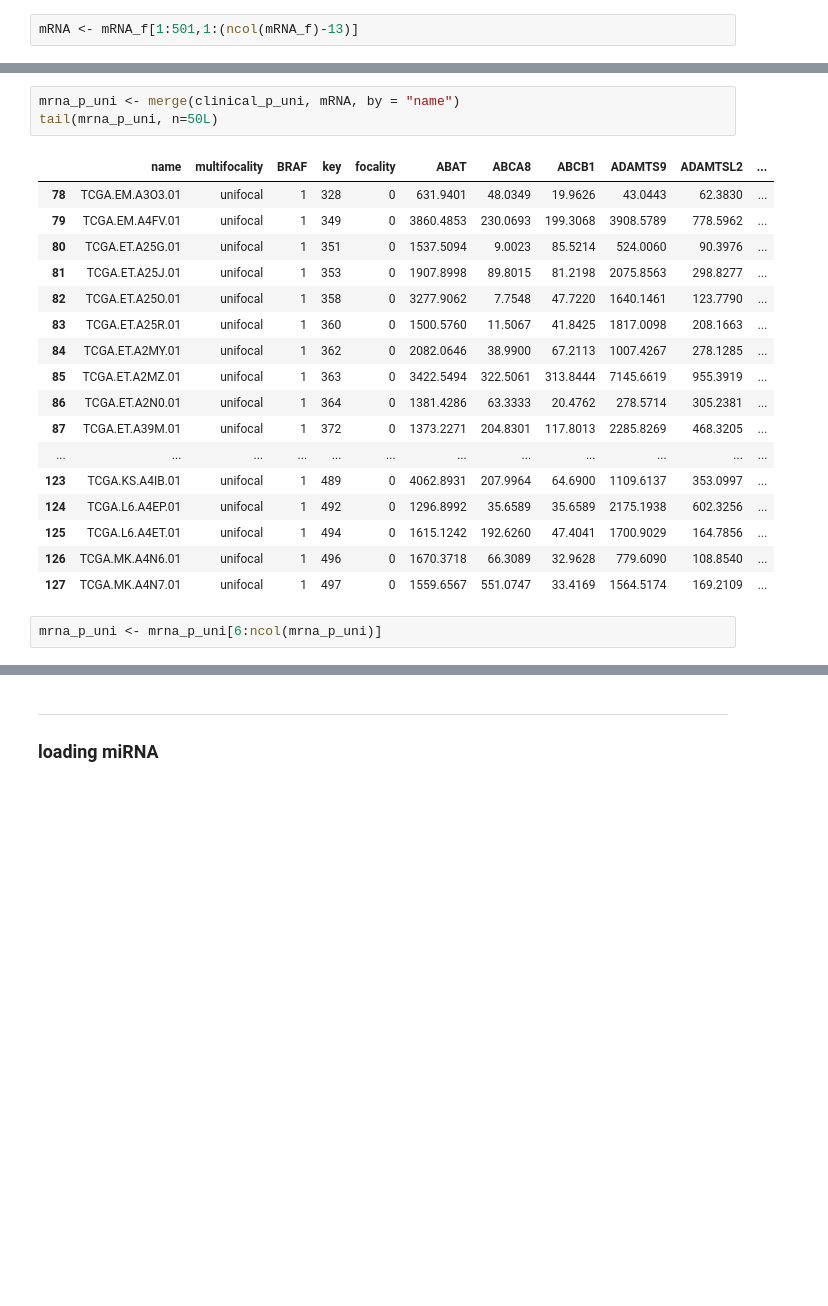
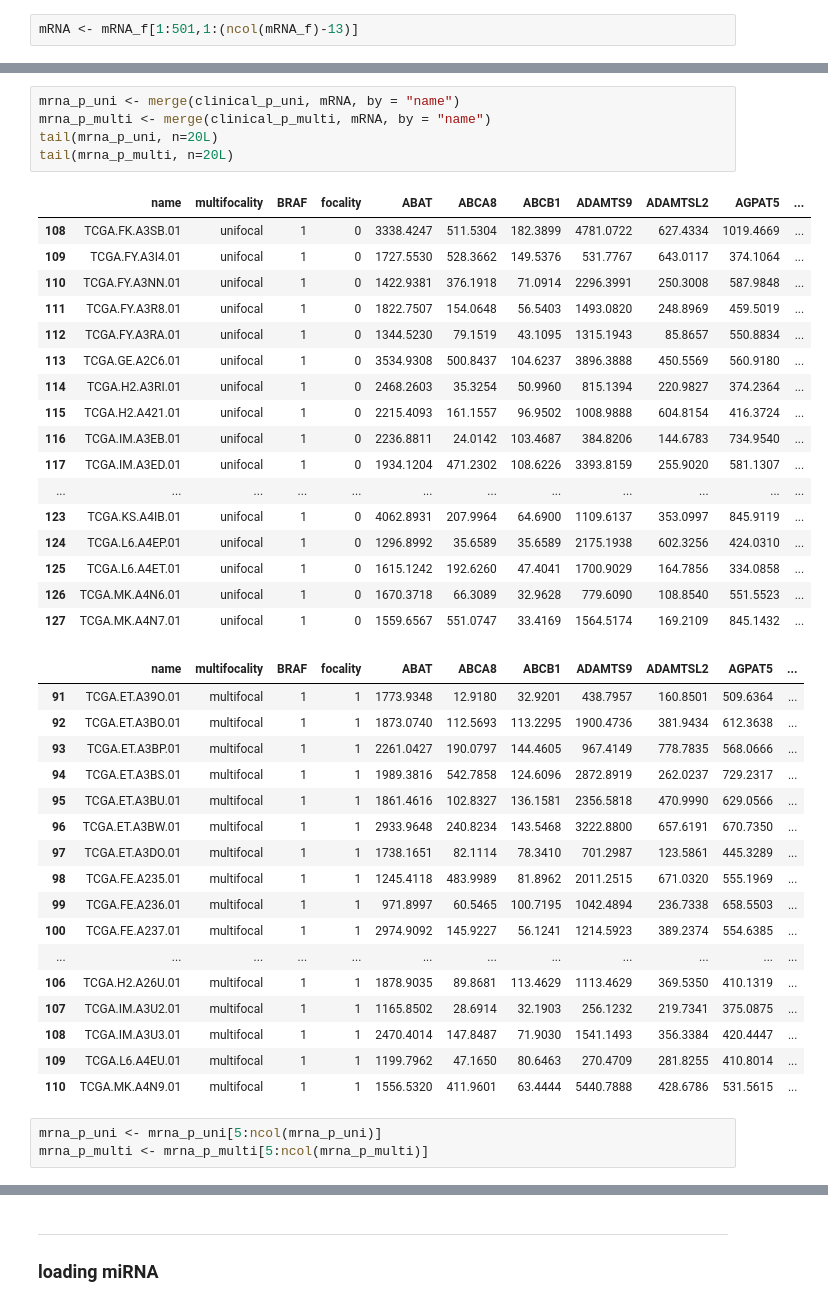
Before and after one commit to boringariel/corrtest_SAM, a Jupyter notebook: mRNA_miRNA_cortest.ipynb, the cells around one changed output, grey strips where cells are left out. Cells and saved outputs as stored; diff of their text form; blank space fills up the shorter version.

```diff
--- a/mRNA_miRNA_cortest.ipynb
+++ b/mRNA_miRNA_cortest.ipynb
@@ -224,23 +158,43 @@ head(mRNA)
 # %%
 mrna_p_uni <- merge(clinical_p_uni, mRNA, by = "name")
-tail(mrna_p_uni, n=50L)
+mrna_p_multi <- merge(clinical_p_multi, mRNA, by = "name")
+tail(mrna_p_uni, n=20L)
+tail(mrna_p_multi, n=20L)
 # %% [output]
-|  | name | multifocality | BRAF | key | focality | ABAT | ABCA8 | ABCB1 | ADAMTS9 | ADAMTSL2 | ... |
-| 78 | TCGA.EM.A3O3.01 | unifocal | 1 | 328 | 0 | 631.9401 | 48.0349 | 19.9626 | 43.0443 | 62.3830 | ... |
-| 79 | TCGA.EM.A4FV.01 | unifocal | 1 | 349 | 0 | 3860.4853 | 230.0693 | 199.3068 | 3908.5789 | 778.5962 | ... |
-| 80 | TCGA.ET.A25G.01 | unifocal | 1 | 351 | 0 | 1537.5094 | 9.0023 | 85.5214 | 524.0060 | 90.3976 | ... |
-| 81 | TCGA.ET.A25J.01 | unifocal | 1 | 353 | 0 | 1907.8998 | 89.8015 | 81.2198 | 2075.8563 | 298.8277 | ... |
-| 82 | TCGA.ET.A25O.01 | unifocal | 1 | 358 | 0 | 3277.9062 | 7.7548 | 47.7220 | 1640.1461 | 123.7790 | ... |
-| 83 | TCGA.ET.A25R.01 | unifocal | 1 | 360 | 0 | 1500.5760 | 11.5067 | 41.8425 | 1817.0098 | 208.1663 | ... |
-| 84 | TCGA.ET.A2MY.01 | unifocal | 1 | 362 | 0 | 2082.0646 | 38.9900 | 67.2113 | 1007.4267 | 278.1285 | ... |
-| 85 | TCGA.ET.A2MZ.01 | unifocal | 1 | 363 | 0 | 3422.5494 | 322.5061 | 313.8444 | 7145.6619 | 955.3919 | ... |
-| 86 | TCGA.ET.A2N0.01 | unifocal | 1 | 364 | 0 | 1381.4286 | 63.3333 | 20.4762 | 278.5714 | 305.2381 | ... |
-| 87 | TCGA.ET.A39M.01 | unifocal | 1 | 372 | 0 | 1373.2271 | 204.8301 | 117.8013 | 2285.8269 | 468.3205 | ... |
+|  | name | multifocality | BRAF | focality | ABAT | ABCA8 | ABCB1 | ADAMTS9 | ADAMTSL2 | AGPAT5 | ... |
+| 108 | TCGA.FK.A3SB.01 | unifocal | 1 | 0 | 3338.4247 | 511.5304 | 182.3899 | 4781.0722 | 627.4334 | 1019.4669 | ... |
+| 109 | TCGA.FY.A3I4.01 | unifocal | 1 | 0 | 1727.5530 | 528.3662 | 149.5376 | 531.7767 | 643.0117 | 374.1064 | ... |
+| 110 | TCGA.FY.A3NN.01 | unifocal | 1 | 0 | 1422.9381 | 376.1918 | 71.0914 | 2296.3991 | 250.3008 | 587.9848 | ... |
+| 111 | TCGA.FY.A3R8.01 | unifocal | 1 | 0 | 1822.7507 | 154.0648 | 56.5403 | 1493.0820 | 248.8969 | 459.5019 | ... |
+| 112 | TCGA.FY.A3RA.01 | unifocal | 1 | 0 | 1344.5230 | 79.1519 | 43.1095 | 1315.1943 | 85.8657 | 550.8834 | ... |
+| 113 | TCGA.GE.A2C6.01 | unifocal | 1 | 0 | 3534.9308 | 500.8437 | 104.6237 | 3896.3888 | 450.5569 | 560.9180 | ... |
+| 114 | TCGA.H2.A3RI.01 | unifocal | 1 | 0 | 2468.2603 | 35.3254 | 50.9960 | 815.1394 | 220.9827 | 374.2364 | ... |
+| 115 | TCGA.H2.A421.01 | unifocal | 1 | 0 | 2215.4093 | 161.1557 | 96.9502 | 1008.9888 | 604.8154 | 416.3724 | ... |
+| 116 | TCGA.IM.A3EB.01 | unifocal | 1 | 0 | 2236.8811 | 24.0142 | 103.4687 | 384.8206 | 144.6783 | 734.9540 | ... |
+| 117 | TCGA.IM.A3ED.01 | unifocal | 1 | 0 | 1934.1204 | 471.2302 | 108.6226 | 3393.8159 | 255.9020 | 581.1307 | ... |
 | ... | ... | ... | ... | ... | ... | ... | ... | ... | ... | ... | ... |
-| 123 | TCGA.KS.A4IB.01 | unifocal | 1 | 489 | 0 | 4062.8931 | 207.9964 | 64.6900 | 1109.6137 | 353.0997 | ... |
-| 124 | TCGA.L6.A4EP.01 | unifocal | 1 | 492 | 0 | 1296.8992 | 35.6589 | 35.6589 | 2175.1938 | 602.3256 | ... |
-| 125 | TCGA.L6.A4ET.01 | unifocal | 1 | 494 | 0 | 1615.1242 | 192.6260 | 47.4041 | 1700.9029 | 164.7856 | ... |
-| 126 | TCGA.MK.A4N6.01 | unifocal | 1 | 496 | 0 | 1670.3718 | 66.3089 | 32.9628 | 779.6090 | 108.8540 | ... |
-| 127 | TCGA.MK.A4N7.01 | unifocal | 1 | 497 | 0 | 1559.6567 | 551.0747 | 33.4169 | 1564.5174 | 169.2109 | ... |
+| 123 | TCGA.KS.A4IB.01 | unifocal | 1 | 0 | 4062.8931 | 207.9964 | 64.6900 | 1109.6137 | 353.0997 | 845.9119 | ... |
+| 124 | TCGA.L6.A4EP.01 | unifocal | 1 | 0 | 1296.8992 | 35.6589 | 35.6589 | 2175.1938 | 602.3256 | 424.0310 | ... |
+| 125 | TCGA.L6.A4ET.01 | unifocal | 1 | 0 | 1615.1242 | 192.6260 | 47.4041 | 1700.9029 | 164.7856 | 334.0858 | ... |
+| 126 | TCGA.MK.A4N6.01 | unifocal | 1 | 0 | 1670.3718 | 66.3089 | 32.9628 | 779.6090 | 108.8540 | 551.5523 | ... |
+| 127 | TCGA.MK.A4N7.01 | unifocal | 1 | 0 | 1559.6567 | 551.0747 | 33.4169 | 1564.5174 | 169.2109 | 845.1432 | ... |
+|  | name | multifocality | BRAF | focality | ABAT | ABCA8 | ABCB1 | ADAMTS9 | ADAMTSL2 | AGPAT5 | ... |
+| 91 | TCGA.ET.A39O.01 | multifocal | 1 | 1 | 1773.9348 | 12.9180 | 32.9201 | 438.7957 | 160.8501 | 509.6364 | ... |
+| 92 | TCGA.ET.A3BO.01 | multifocal | 1 | 1 | 1873.0740 | 112.5693 | 113.2295 | 1900.4736 | 381.9434 | 612.3638 | ... |
+| 93 | TCGA.ET.A3BP.01 | multifocal | 1 | 1 | 2261.0427 | 190.0797 | 144.4605 | 967.4149 | 778.7835 | 568.0666 | ... |
+| 94 | TCGA.ET.A3BS.01 | multifocal | 1 | 1 | 1989.3816 | 542.7858 | 124.6096 | 2872.8919 | 262.0237 | 729.2317 | ... |
+| 95 | TCGA.ET.A3BU.01 | multifocal | 1 | 1 | 1861.4616 | 102.8327 | 136.1581 | 2356.5818 | 470.9990 | 629.0566 | ... |
+| 96 | TCGA.ET.A3BW.01 | multifocal | 1 | 1 | 2933.9648 | 240.8234 | 143.5468 | 3222.8800 | 657.6191 | 670.7350 | ... |
+| 97 | TCGA.ET.A3DO.01 | multifocal | 1 | 1 | 1738.1651 | 82.1114 | 78.3410 | 701.2987 | 123.5861 | 445.3289 | ... |
+| 98 | TCGA.FE.A235.01 | multifocal | 1 | 1 | 1245.4118 | 483.9989 | 81.8962 | 2011.2515 | 671.0320 | 555.1969 | ... |
+| 99 | TCGA.FE.A236.01 | multifocal | 1 | 1 | 971.8997 | 60.5465 | 100.7195 | 1042.4894 | 236.7338 | 658.5503 | ... |
+| 100 | TCGA.FE.A237.01 | multifocal | 1 | 1 | 2974.9092 | 145.9227 | 56.1241 | 1214.5923 | 389.2374 | 554.6385 | ... |
+| ... | ... | ... | ... | ... | ... | ... | ... | ... | ... | ... | ... |
+| 106 | TCGA.H2.A26U.01 | multifocal | 1 | 1 | 1878.9035 | 89.8681 | 113.4629 | 1113.4629 | 369.5350 | 410.1319 | ... |
+| 107 | TCGA.IM.A3U2.01 | multifocal | 1 | 1 | 1165.8502 | 28.6914 | 32.1903 | 256.1232 | 219.7341 | 375.0875 | ... |
+| 108 | TCGA.IM.A3U3.01 | multifocal | 1 | 1 | 2470.4014 | 147.8487 | 71.9030 | 1541.1493 | 356.3384 | 420.4447 | ... |
+| 109 | TCGA.L6.A4EU.01 | multifocal | 1 | 1 | 1199.7962 | 47.1650 | 80.6463 | 270.4709 | 281.8255 | 410.8014 | ... |
+| 110 | TCGA.MK.A4N9.01 | multifocal | 1 | 1 | 1556.5320 | 411.9601 | 63.4444 | 5440.7888 | 428.6786 | 531.5615 | ... |
 # %%
-mrna_p_uni <- mrna_p_uni[6:ncol(mrna_p_uni)]
+mrna_p_uni <- mrna_p_uni[5:ncol(mrna_p_uni)]
+mrna_p_multi <- mrna_p_multi[5:ncol(mrna_p_multi)]
```
Also changed, not shown: parts of 38 cells of this notebook.
